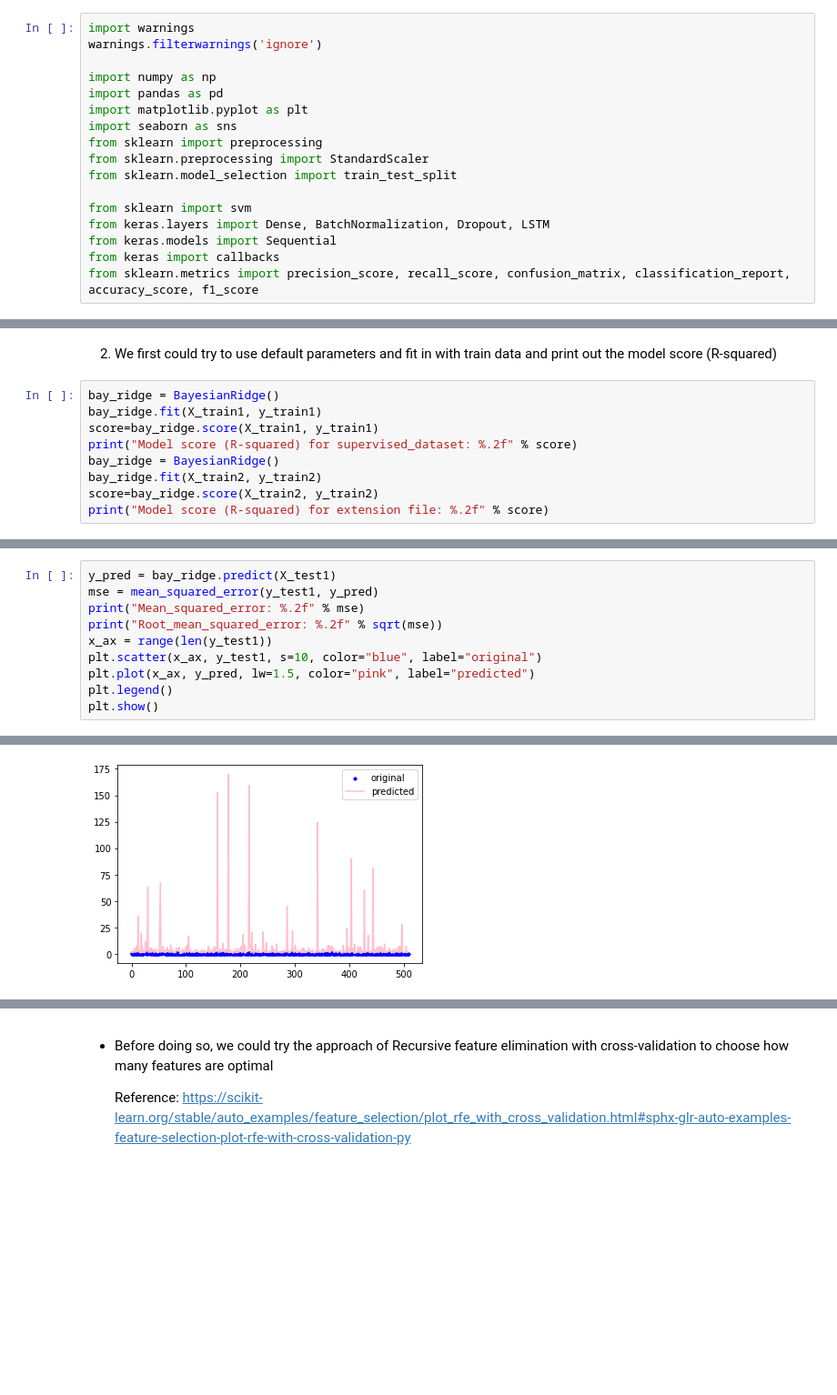
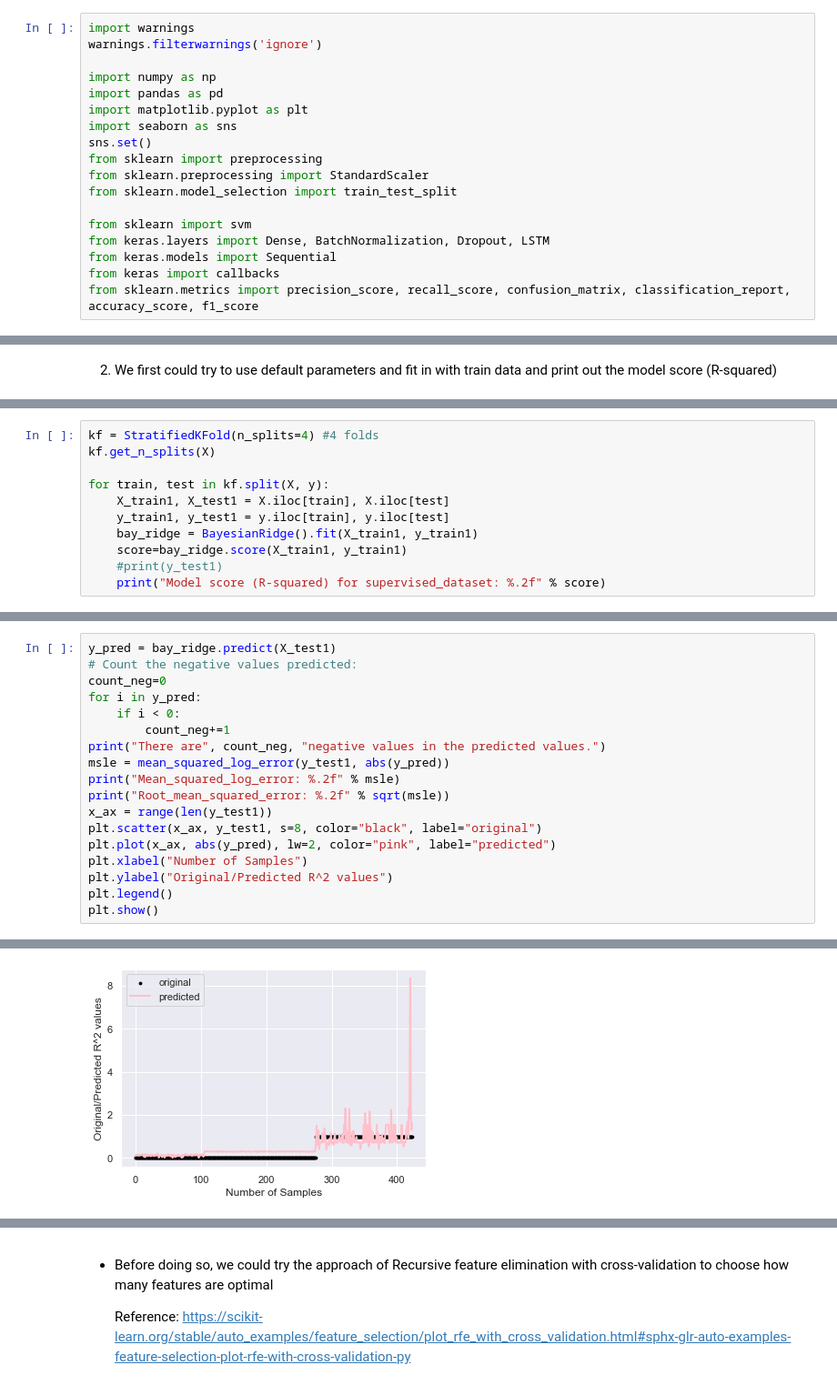
Before and after one commit to rankitten/Security_Analytics_Project, a Jupyter notebook: API_20220428.ipynb, the cells around one changed output, grey strips where cells are left out. Shown: that part at 91% size. Drawn from its saved outputs; the diff is of its cells as text; blank space fills up the shorter version.

```diff
--- a/API_20220428.ipynb
+++ b/API_20220428.ipynb
@@ -30,6 +30,7 @@ import numpy as np
 import pandas as pd
 import matplotlib.pyplot as plt
 import seaborn as sns
+sns.set()
 from sklearn import preprocessing
 from sklearn.preprocessing import StandardScaler
 from sklearn.model_selection import train_test_split
@@ -673,11 +562,2 @@ X_train2, X_test2, y_train2, y_test2 = train_test_split(X, Y, test_size=0.3, ran
 # %% [markdown]
 2. We first could try to use default parameters and fit in with train data and print out the model score (R-squared)
-# %%
-bay_ridge = BayesianRidge()
-bay_ridge.fit(X_train1, y_train1)
-score=bay_ridge.score(X_train1, y_train1)
-print("Model score (R-squared) for supervised_dataset: %.2f" % score)
-bay_ridge = BayesianRidge()
-bay_ridge.fit(X_train2, y_train2)
-score=bay_ridge.score(X_train2, y_train2)
-print("Model score (R-squared) for extension file: %.2f" % score)
@@ -686,0 +564,11 @@ Model score (R-squared) for extension file: 0.56
+# %%
+kf = StratifiedKFold(n_splits=4) #4 folds
+kf.get_n_splits(X)
+
+for train, test in kf.split(X, y):
+    X_train1, X_test1 = X.iloc[train], X.iloc[test]
+    y_train1, y_test1 = y.iloc[train], y.iloc[test]
+    bay_ridge = BayesianRidge().fit(X_train1, y_train1)
+    score=bay_ridge.score(X_train1, y_train1)
+    #print(y_test1)
+    print("Model score (R-squared) for supervised_dataset: %.2f" % score)
@@ -689,11 +583,19 @@ Model score (R-squared) for extension file: 0.56
 # %%
 y_pred = bay_ridge.predict(X_test1)
-mse = mean_squared_error(y_test1, y_pred)
-print("Mean_squared_error: %.2f" % mse)
-print("Root_mean_squared_error: %.2f" % sqrt(mse))
+# Count the negative values predicted:
+count_neg=0
+for i in y_pred:
+    if i < 0:
+        count_neg+=1
+print("There are", count_neg, "negative values in the predicted values.")
+msle = mean_squared_log_error(y_test1, abs(y_pred))
+print("Mean_squared_log_error: %.2f" % msle)
+print("Root_mean_squared_error: %.2f" % sqrt(msle))
 x_ax = range(len(y_test1))
-plt.scatter(x_ax, y_test1, s=10, color="blue", label="original")
-plt.plot(x_ax, y_pred, lw=1.5, color="pink", label="predicted")
+plt.scatter(x_ax, y_test1, s=8, color="black", label="original")
+plt.plot(x_ax, abs(y_pred), lw=2, color="pink", label="predicted")
+plt.xlabel("Number of Samples")
+plt.ylabel("Original/Predicted R^2 values")
 plt.legend()
 plt.show()
 # %% [output]
@@ -702 +605 @@ Root_mean_squared_error: 16.00
-[figure, old version]
+[figure, new version]
```
Also changed, not shown: parts of 38 cells of this notebook, 2 other files.
